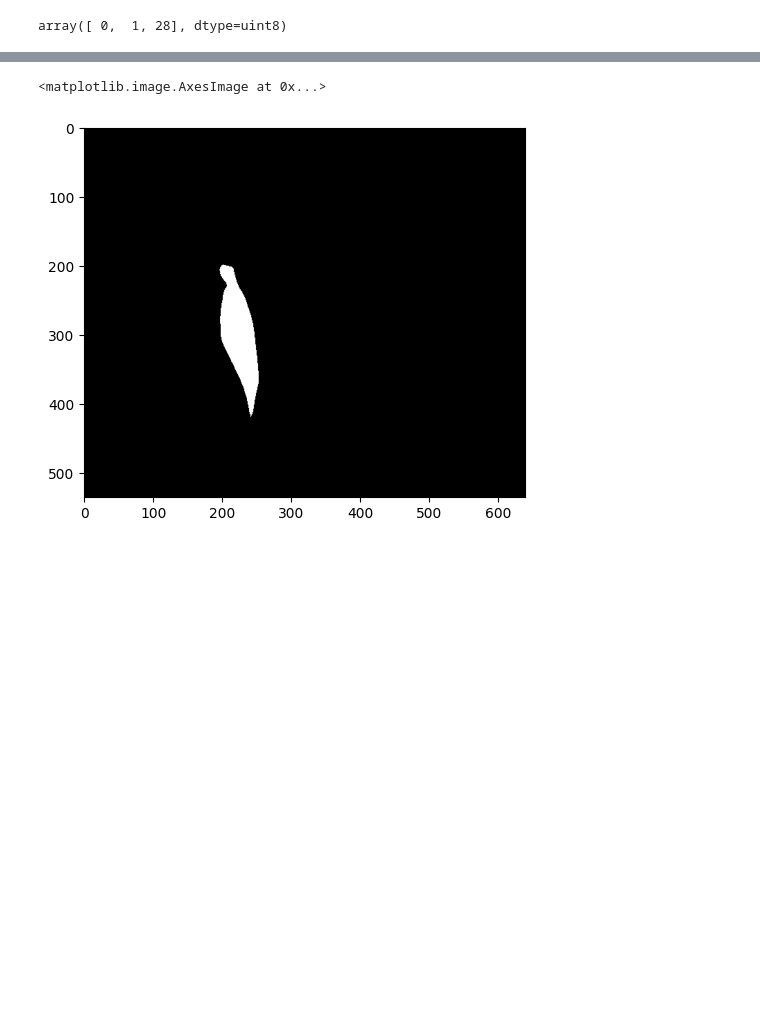
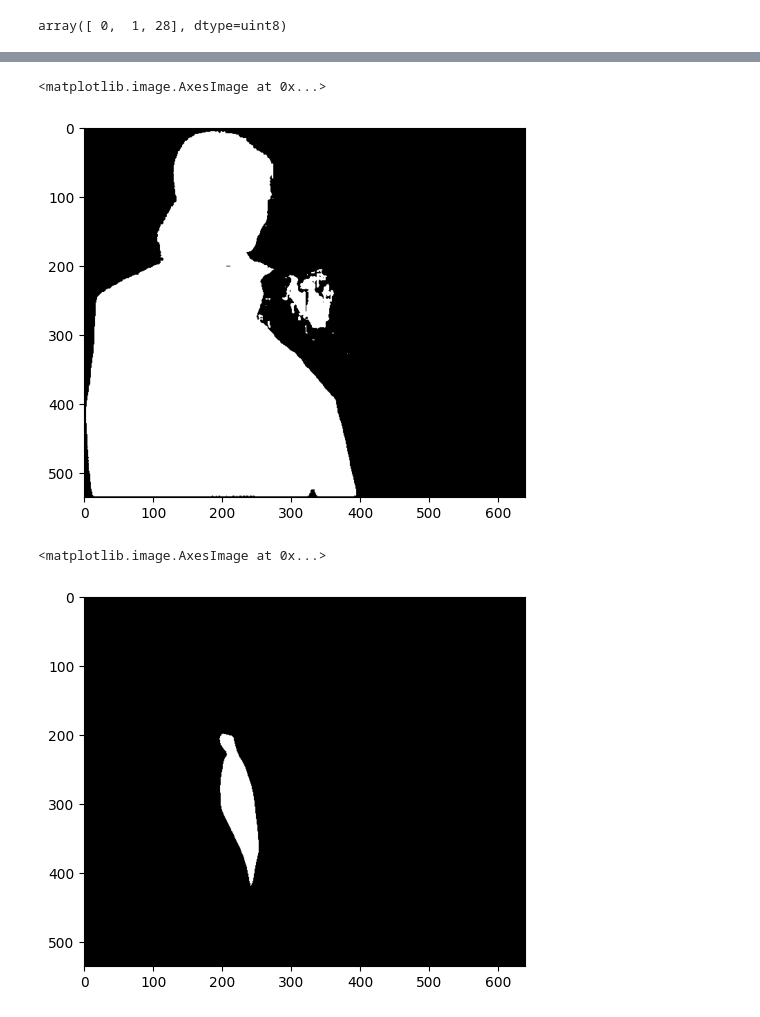
Before and after one commit to Jawher-Ben-Abdallah/SAMYOL, a Jupyter notebook: tutorial.ipynb, the cells around one changed output, grey strips where cells are left out. Cells and saved outputs as stored; diff of their text form; code cells hidden in the pictures; blank space fills up the shorter version.

```diff
--- a/tutorial.ipynb
+++ b/tutorial.ipynb
@@ -42,3 +55,8 @@ array([ 0,  1, 28], dtype=uint8)
+# %%
+plt.imshow(image[..., 1], cmap="gray")
+# %% [output]
+<matplotlib.image.AxesImage at 0x...>
+[figure, added]
 # %%
 plt.imshow(image[..., 2], cmap="gray")
 # %% [output]
```
Also changed, not shown: parts of 6 cells of this notebook, 5 other files.
